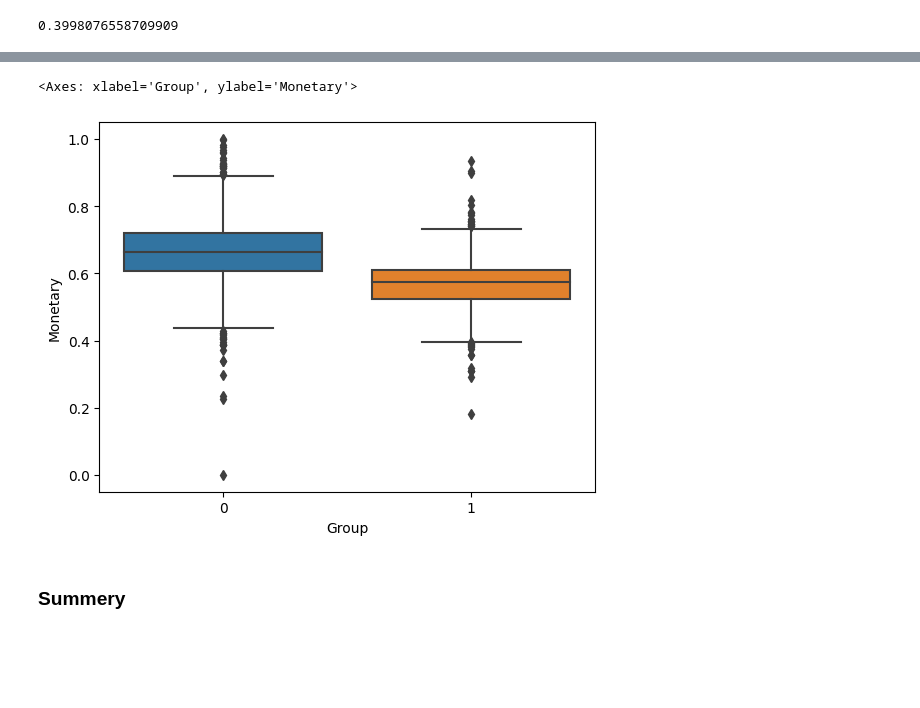
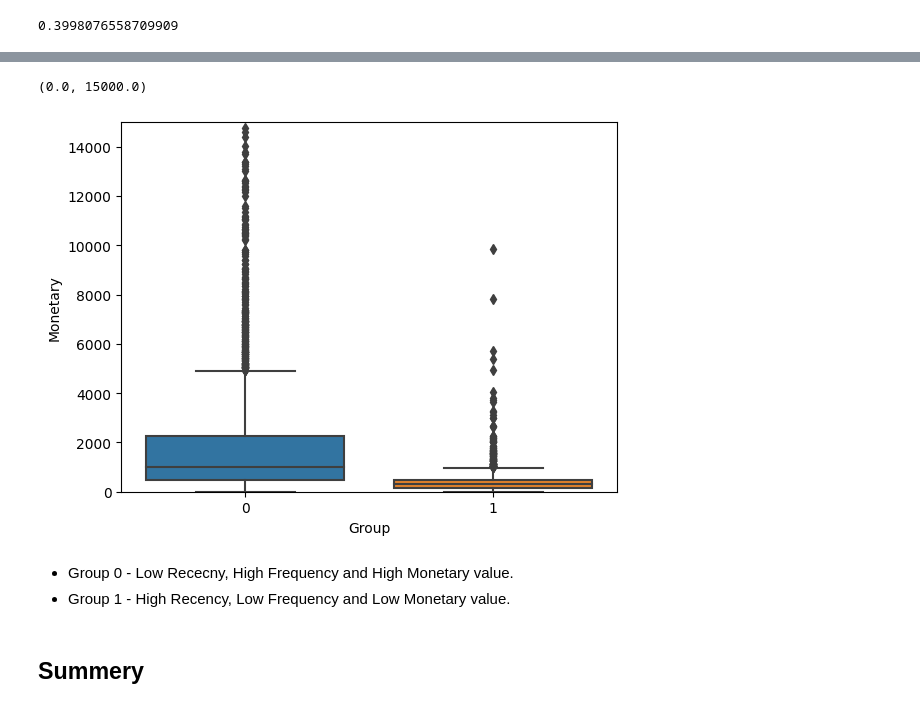
Before and after one commit to SaamarthMeston/Capstone-Project-4-Online-Retail-, a Jupyter notebook: Capstone_Project_4(Online_Retail).ipynb, the cells around one changed output, grey strips where cells are left out. Saved outputs shown, nothing was run; the diff lists cells and outputs as text; code cells hidden in the pictures; blank space fills up the shorter version.

```diff
--- a/Capstone_Project_4(Online_Retail).ipynb
+++ b/Capstone_Project_4(Online_Retail).ipynb
@@ -650,7 +713,7 @@ silhouette_score(RFM_modeling,HRC_pred)
 # %% [output]
 0.3998076558709909
 # %%
-HRC_df = pd.DataFrame(RFM_modeling, columns=['Recency','Frequency','Monetary'])
+HRC_df = pd.DataFrame(RFM_DF, columns=['Recency','Frequency','Monetary'])
 HRC_df['Group'] = HRC_pred
 HRC_df.head()
 # %% [output]
@@ -684,7 +748,11 @@ sns.boxplot(y = HRC_df['Frequency'] ,x = HRC_df['Group'])
 # %%
 sns.boxplot(y = HRC_df['Monetary'] ,x = HRC_df['Group'])
+plt.ylim(0,15000)
 # %% [output]
-<Axes: xlabel='Group', ylabel='Monetary'>
+(0.0, 15000.0)
-[figure, old version]
+[figure, new version]
+# %% [markdown]
+* Group 0 - Low Rececny, High Frequency and High Monetary value.
+* Group 1 - High Recency, Low Frequency and Low Monetary value.
 # %% [markdown]
-### Summery
+## Summery
```
Also changed, not shown: parts of 35 cells of this notebook.
